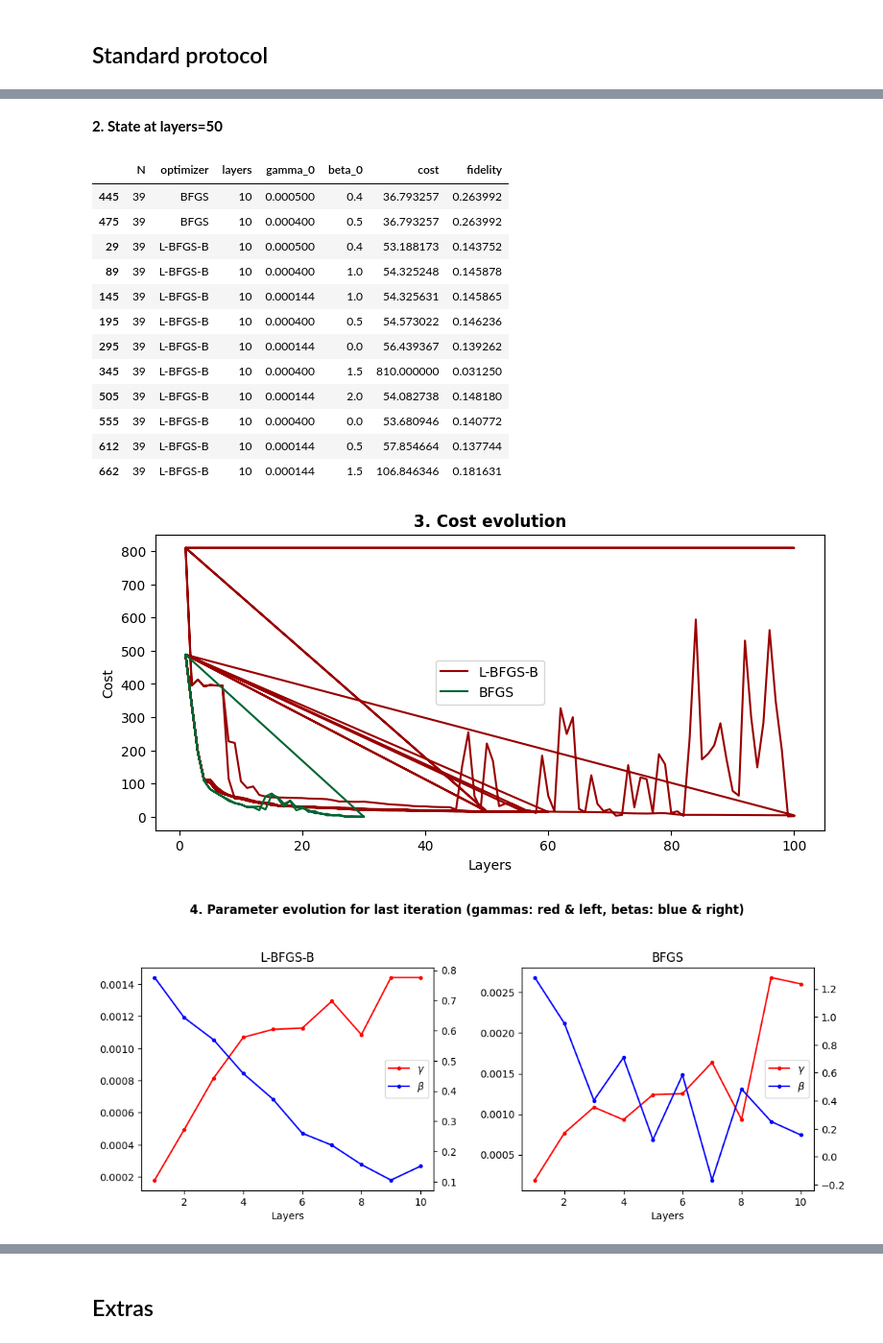
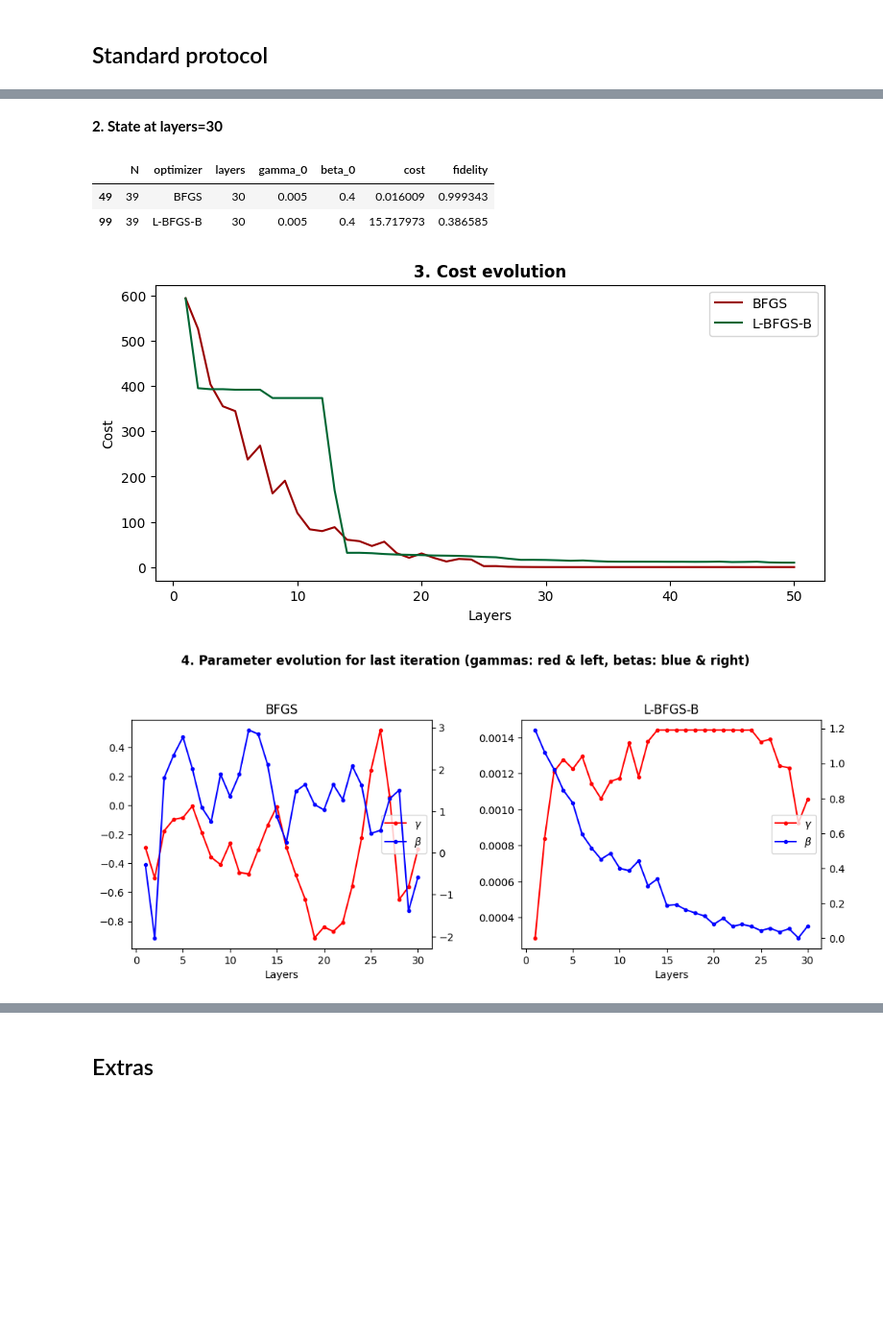
Before and after one commit to fpllcr/master-thesis, a Jupyter notebook: qaoa_factorization/notebooks/analysis.ipynb, the cells around one changed output, grey strips where cells are left out. Shown at 96% size. Drawn from its saved outputs; the diff is of its cells as text; code cells hidden in the pictures; blank space fills up the shorter version.

```diff
--- a/qaoa_factorization/notebooks/analysis.ipynb
+++ b/qaoa_factorization/notebooks/analysis.ipynb
@@ -167,7 +167,7 @@ Interestingly, BFGS found better solutions than L-BFGS-B for some layers and con
 # %% [markdown]
 ## Preliminar analysis
 # %%
-solver = QAOASolver(39, problem_hamiltonian='quadratic_H', cost_hamiltonian='quadratic_H')
+solver = QAOASolver(39, optimizer_method='BFGS', problem_hamiltonian='linear_H', cost_hamiltonian='abs_H')
 
 # Max angle
 max_gamma = 2*np.pi/max(solver.Ep)
@@ -209,16 +209,17 @@ N = 21
 
 df = experiment_results[(experiment_results['N']==N)
                         & (experiment_results['setup']=='standard')]
+max_layers = int(df['layers'].max())
 
 display(Markdown(f"## N={N}"))
 display(Markdown("**1. One layer QAOA**"))
 display(df[df['layers']==1][['N', 'optimizer', 'layers', 'gamma_0', 'beta_0', 'gammas', 'betas', 'cost', 'fidelity']].sort_values('optimizer'))
 
-display(Markdown("**2. State at layers=50**"))
-display(df[df['layers']==10][['N', 'optimizer', 'layers', 'gamma_0', 'beta_0', 'cost', 'fidelity']].sort_values('optimizer'))
+display(Markdown(f"**2. State at layers={max_layers}**"))
+display(df[df['layers']==df['layers'].max()][['N', 'optimizer', 'layers', 'gamma_0', 'beta_0', 'cost', 'fidelity']].sort_values('optimizer'))
 
 fig, ax = plt.subplots(1, 1, figsize=(9, 4))
-for i, optimizer in enumerate(df['optimizer'].unique()):
+for i, optimizer in enumerate(sorted(df['optimizer'].unique())):
     df_i = df[df['optimizer']==optimizer]
     ax.plot('layers', 'cost', data=df_i, color=plot_colors[i+2][0], label=optimizer)
 ax.set_xlabel('Layers')
@@ -230,9 +231,9 @@ ax.set_title('3. Cost evolution', fontweight='bold')
 fig, axs = plt.subplots(1, 2, figsize=(12, 4))
 fig.subplots_adjust(wspace=0.3)
 sec_axs = [ax.twinx() for ax in axs]
-for i, optimizer in enumerate(df['optimizer'].unique()):
+for i, optimizer in enumerate(sorted(df['optimizer'].unique())):
     df_i = df[df['optimizer']==optimizer]
-    max_layer_idx = df_i[df_i['layers']==10]['layers'].idxmax()
+    max_layer_idx = df_i[df_i['layers']==max_layers]['layers'].idxmax()
     max_layer = df_i.loc[max_layer_idx, 'layers']
     gammas = df_i.loc[max_layer_idx, 'gammas']
     betas = df_i.loc[max_layer_idx, 'betas']
@@ -261,16 +262,17 @@ N = 39
 
 df = experiment_results[(experiment_results['N']==N)
                         & (experiment_results['setup']=='standard')]
+max_layers = 30 # int(df['layers'].max())
 
 display(Markdown(f"## N={N}"))
 display(Markdown("**1. One layer QAOA**"))
 display(df[df['layers']==1][['N', 'optimizer', 'layers', 'gamma_0', 'beta_0', 'gammas', 'betas', 'cost', 'fidelity']].sort_values('optimizer'))
 
-display(Markdown("**2. State at layers=50**"))
-display(df[df['layers']==10][['N', 'optimizer', 'layers', 'gamma_0', 'beta_0', 'cost', 'fidelity']].sort_values('optimizer'))
+display(Markdown(f"**2. State at layers={max_layers}**"))
+display(df[df['layers']==max_layers][['N', 'optimizer', 'layers', 'gamma_0', 'beta_0', 'cost', 'fidelity']].sort_values('optimizer'))
 
 fig, ax = plt.subplots(1, 1, figsize=(9, 4))
-for i, optimizer in enumerate(df['optimizer'].unique()):
+for i, optimizer in enumerate(sorted(df['optimizer'].unique())):
     df_i = df[df['optimizer']==optimizer]
     ax.plot('layers', 'cost', data=df_i, color=plot_colors[i+2][0], label=optimizer)
 ax.set_xlabel('Layers')
@@ -282,9 +284,9 @@ ax.set_title('3. Cost evolution', fontweight='bold')
 fig, axs = plt.subplots(1, 2, figsize=(12, 4))
 fig.subplots_adjust(wspace=0.3)
 sec_axs = [ax.twinx() for ax in axs]
-for i, optimizer in enumerate(df['optimizer'].unique()):
+for i, optimizer in enumerate(sorted(df['optimizer'].unique())):
     df_i = df[df['optimizer']==optimizer]
-    max_layer_idx = df_i[df_i['layers']==10]['layers'].idxmax()
+    max_layer_idx = df_i[df_i['layers']==max_layers]['layers'].idxmax()
     max_layer = df_i.loc[max_layer_idx, 'layers']
     gammas = df_i.loc[max_layer_idx, 'gammas']
     betas = df_i.loc[max_layer_idx, 'betas']
@@ -315,16 +307,6 @@ fig.suptitle('4. Parameter evolution for last iteration (gammas: red & left, bet
-**2. State at layers=50**
+**2. State at layers=30**
 |  | N | optimizer | layers | gamma_0 | beta_0 | cost | fidelity |
-| 445 | 39 | BFGS | 10 | 0.000500 | 0.4 | 36.793257 | 0.263992 |
-| 475 | 39 | BFGS | 10 | 0.000400 | 0.5 | 36.793257 | 0.263992 |
-| 29 | 39 | L-BFGS-B | 10 | 0.000500 | 0.4 | 53.188173 | 0.143752 |
-| 89 | 39 | L-BFGS-B | 10 | 0.000400 | 1.0 | 54.325248 | 0.145878 |
-| 145 | 39 | L-BFGS-B | 10 | 0.000144 | 1.0 | 54.325631 | 0.145865 |
-| 195 | 39 | L-BFGS-B | 10 | 0.000400 | 0.5 | 54.573022 | 0.146236 |
-| 295 | 39 | L-BFGS-B | 10 | 0.000144 | 0.0 | 56.439367 | 0.139262 |
-| 345 | 39 | L-BFGS-B | 10 | 0.000400 | 1.5 | 810.000000 | 0.031250 |
-| 505 | 39 | L-BFGS-B | 10 | 0.000144 | 2.0 | 54.082738 | 0.148180 |
-| 555 | 39 | L-BFGS-B | 10 | 0.000400 | 0.0 | 53.680946 | 0.140772 |
-| 612 | 39 | L-BFGS-B | 10 | 0.000144 | 0.5 | 57.854664 | 0.137744 |
-| 662 | 39 | L-BFGS-B | 10 | 0.000144 | 1.5 | 106.846346 | 0.181631 |
+| 49 | 39 | BFGS | 30 | 0.005 | 0.4 | 0.016009 | 0.999343 |
+| 99 | 39 | L-BFGS-B | 30 | 0.005 | 0.4 | 15.717973 | 0.386585 |
-[figure, old version]
+[figure, new version]
-[figure, old version]
+[figure, new version]
```
Also changed, not shown: parts of 16 cells of this notebook, 1 other file.
